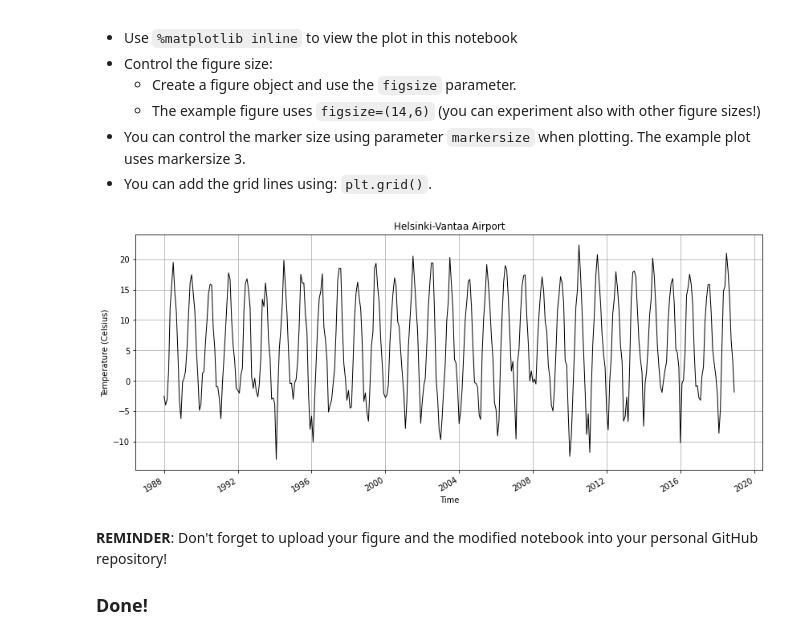
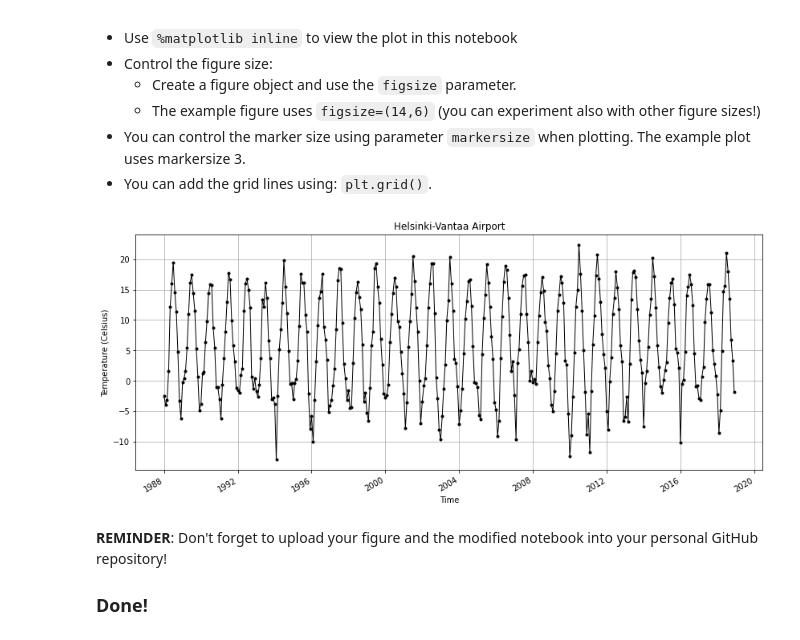
Before and after one commit to arr678/Hels-Ex7, a Jupyter notebook: Exercise-7-problem-2.ipynb, the cells around one changed output. Saved outputs shown, nothing was run; the diff lists cells and outputs as text; code cells hidden in the pictures.

```diff
--- a/Exercise-7-problem-2.ipynb
+++ b/Exercise-7-problem-2.ipynb
@@ -109,19 +109,19 @@ monthly_temps = monthly['TEMP_C']
 # %%
 %matplotlib inline
 
 line_width = 1.0
 
-ax1 = monthly_temps.plot(title='Helsinki-Vantaa Airport', c='black', lw=line_width, figsize=(14,6), grid=True)
+ax1 = monthly_temps.plot(style='.-', title='Helsinki-Vantaa Airport', c='black', lw=line_width, figsize=(14,6), grid=True)
 ax1.set_xlabel('Time')
 ax1.set_ylabel('Temperature (Celsius)')
 
 # Set output file name
 outputfp = "temp_line_plot"
 
 # Save plot as image
 plt.savefig("temp_line_plot.png")
 # %% [output]
-[figure, old version]
+[figure, new version]
 # %%
 import os
 
```
